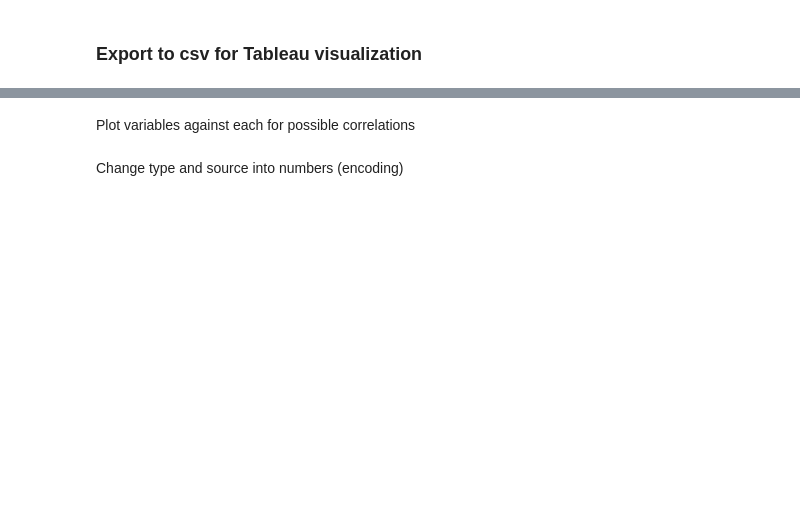
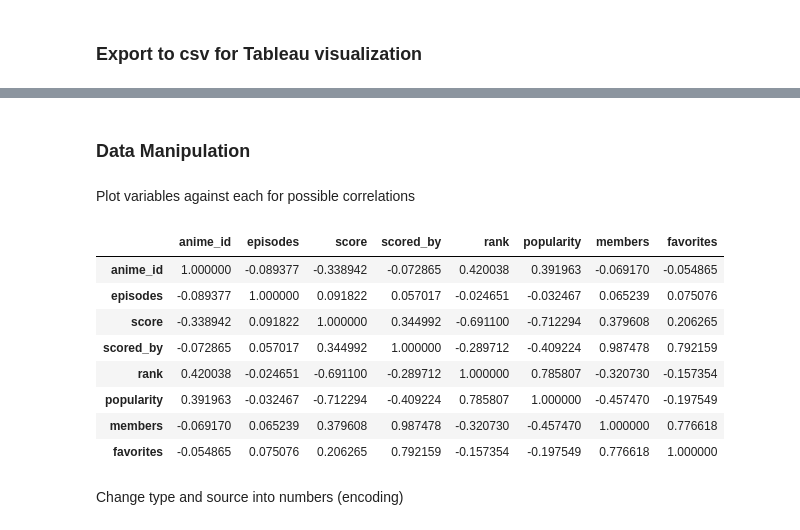
Before and after one commit to aldeeorbs/ML-Data-Analysis, a Jupyter notebook: AnimeScorePredictor.ipynb, the cells around one changed output, grey strips where cells are left out. Saved outputs shown, nothing was run; the diff lists cells and outputs as text; code cells hidden in the pictures; blank space fills up the shorter version.

```diff
--- a/AnimeScorePredictor.ipynb
+++ b/AnimeScorePredictor.ipynb
@@ -16,7 +16,7 @@ from sklearn import metrics
 %matplotlib inline
 pd.set_option('display.max_columns', 1500)
 # %%
-csv_path = 'E:\AnimeAnalysis\AnimeList.csv'
+csv_path = "C:\\Users\\Albert\\Desktop\\Dataset\\AnimeList.csv" #https://www.kaggle.com/datasets/azathoth42/myanimelist?select=AnimeList.csv
 main_df = pd.read_csv(csv_path)
 df_copy = main_df
 df_copy.head()
@@ -68,8 +153,20 @@ df_cleanned.head()
+# %% [markdown]
+### Data Manipulation
 # %% [markdown]
 Plot variables against each for possible correlations
 # %%
-#df_cleaned.corr()
+df_cleanned.corr()
 #sns.pairplot(df_cleanned)
+# %% [output]
+|  | anime_id | episodes | score | scored_by | rank | popularity | members | favorites |
+| anime_id | 1.000000 | -0.089377 | -0.338942 | -0.072865 | 0.420038 | 0.391963 | -0.069170 | -0.054865 |
+| episodes | -0.089377 | 1.000000 | 0.091822 | 0.057017 | -0.024651 | -0.032467 | 0.065239 | 0.075076 |
+| score | -0.338942 | 0.091822 | 1.000000 | 0.344992 | -0.691100 | -0.712294 | 0.379608 | 0.206265 |
+| scored_by | -0.072865 | 0.057017 | 0.344992 | 1.000000 | -0.289712 | -0.409224 | 0.987478 | 0.792159 |
+| rank | 0.420038 | -0.024651 | -0.691100 | -0.289712 | 1.000000 | 0.785807 | -0.320730 | -0.157354 |
+| popularity | 0.391963 | -0.032467 | -0.712294 | -0.409224 | 0.785807 | 1.000000 | -0.457470 | -0.197549 |
+| members | -0.069170 | 0.065239 | 0.379608 | 0.987478 | -0.320730 | -0.457470 | 1.000000 | 0.776618 |
+| favorites | -0.054865 | 0.075076 | 0.206265 | 0.792159 | -0.157354 | -0.197549 | 0.776618 | 1.000000 |
 # %% [markdown]
 Change type and source into numbers (encoding)
 # %%
```
Also changed, not shown: parts of 42 cells of this notebook, 1 other file.
